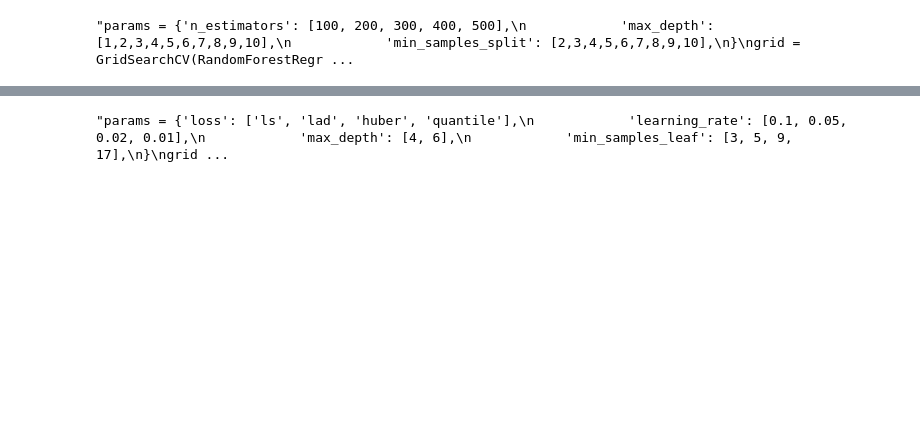
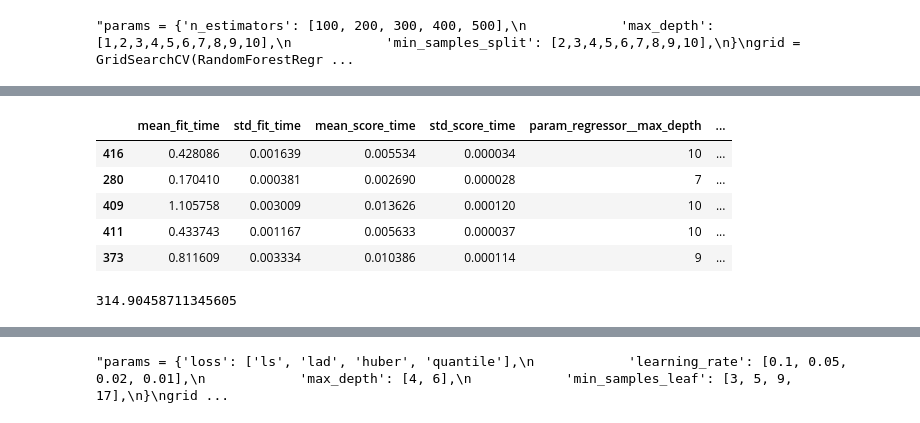
Before and after one commit to ThomasMeb/Anticiper_besoins_des_batiments, a Jupyter notebook: EmissionsCO2.ipynb, the cells around one changed output, grey strips where cells are left out. Cells and saved outputs as stored; diff of their text form; code cells hidden in the pictures; blank space fills up the shorter version.

```diff
--- a/EmissionsCO2.ipynb
+++ b/EmissionsCO2.ipynb
@@ -497,14 +497,34 @@ mean_squared_error(y_test, y_pred, squared=False)
 # %%
-tt = TransformedTargetRegressor(regressor = RandomForestRegressor(),
+'''tt_rf = TransformedTargetRegressor(regressor = RandomForestRegressor(),
                                     func = np.log1p,
                                     inverse_func = np.expm1)
 params = {'regressor__n_estimators': [100, 200, 300, 400, 500],
             'regressor__max_depth': [1,2,3,4,5,6,7,8,9,10],
             'regressor__min_samples_split': [2,3,4,5,6,7,8,9,10]}
-grid = GridSearchCV(tt, params, cv = 10)
+grid = GridSearchCV(tt_rf, params, cv = 10)
 grid.fit(X_train, y_train)
 best_params_rf_tt = grid.best_params_
-resultize(grid).head()
+resultize(grid).head()'''
+# %% [output]
+|  | mean_fit_time | std_fit_time | mean_score_time | std_score_time | param_regressor__max_depth | ... |
+| 416 | 0.428086 | 0.001639 | 0.005534 | 0.000034 | 10 | ... |
+| 280 | 0.170410 | 0.000381 | 0.002690 | 0.000028 | 7 | ... |
+| 409 | 1.105758 | 0.003009 | 0.013626 | 0.000120 | 10 | ... |
+| 411 | 0.433743 | 0.001167 | 0.005633 | 0.000037 | 10 | ... |
+| 373 | 0.811609 | 0.003334 | 0.010386 | 0.000114 | 9 | ... |
+# %%
+best_params_rf_tt = {'max_depth': 10,
+ 'min_samples_split': 4,
+ 'n_estimators': 200}
+rf_tt = TransformedTargetRegressor(
+      regressor = RandomForestRegressor(**best_params_rf_tt),
+      func = np.log1p,
+      inverse_func = np.expm1)
+rf_tt.fit(X_train, y_train)
+y_pred = rf_tt.predict(X_test)
+mean_squared_error(y_test, y_pred, squared=False)
+# %% [output]
+314.90458711345605
 # %%
 gb = GradientBoostingRegressor()
 gb.fit(X_train, y_train)
```
Also changed, not shown: parts of 21 cells of this notebook, 2 other files.
